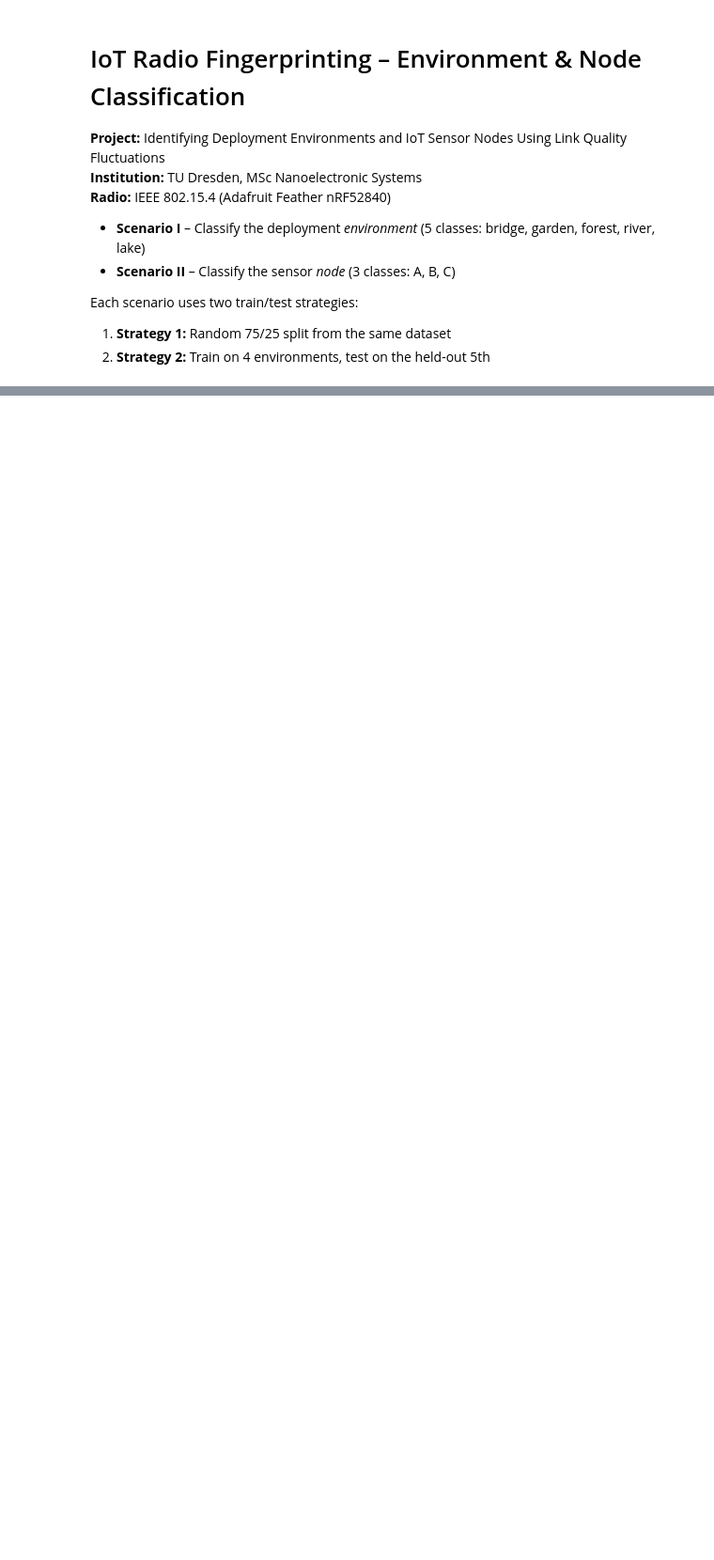
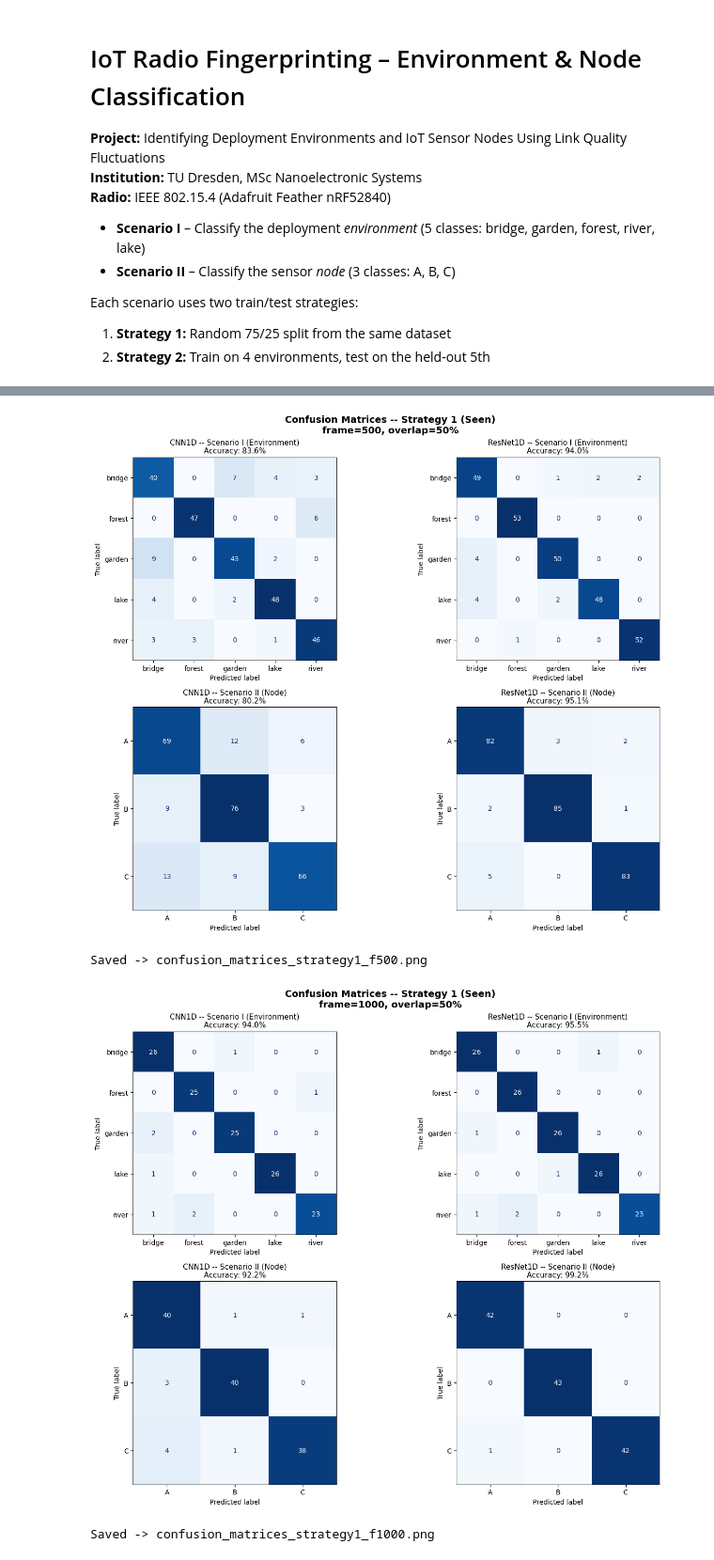
Before and after one commit to chappiethebot/iot_fingerprinting, a Jupyter notebook: iot_fingerprinting.ipynb, the cells around one changed output, grey strips where cells are left out. Shown at 94% size. Saved outputs shown, nothing was run; the diff lists cells and outputs as text; code cells hidden in the pictures; blank space fills up the shorter version.

```diff
--- a/iot_fingerprinting.ipynb
+++ b/iot_fingerprinting.ipynb
@@ -432,25 +542,33 @@ print("Saved -> training_curves.png")
 # %%
-# Cell 9 – Confusion matrices: Strategy 1 (Seen), frame=500, overlap=50%
-
-fig, axes = plt.subplots(2, 2, figsize=(14, 11))
-fig.suptitle("Confusion Matrices -- Strategy 1 (Seen)\n"
-             "frame=500, overlap=50%", fontsize=14, fontweight="bold")
+# Cell 9 – Confusion matrices: Strategy 1 (Seen), BOTH frame sizes
 
 plot_configs = [
     (0, 0, "CNN1D",    "I (Environment)"),
     (0, 1, "ResNet1D", "I (Environment)"),
     (1, 0, "CNN1D",    "II (Node)"),
     (1, 1, "ResNet1D", "II (Node)"),
 ]
 
-for row, col, mname, scn_label in plot_configs:
-    cm, labels, acc = cm_store[(mname, scn_label, "1 (Seen)", 500, 0.5)]
-    ax = axes[row][col]
-    ConfusionMatrixDisplay(cm, display_labels=labels).plot(
-        ax=ax, cmap="Blues", colorbar=False)
-    ax.set_title(f"{mname} -- Scenario {scn_label}\nAccuracy: {acc*100:.1f}%", fontsize=11)
+for fs in [500, 1000]:
+    fig, axes = plt.subplots(2, 2, figsize=(14, 11))
+    fig.suptitle(f"Confusion Matrices -- Strategy 1 (Seen)\n"
+                 f"frame={fs}, overlap=50%", fontsize=14, fontweight="bold")
 
-plt.tight_layout()
-plt.savefig("confusion_matrices_strategy1.png", dpi=150)
-plt.show()
+    for row, col, mname, scn_label in plot_configs:
+        cm, labels, acc = cm_store[(mname, scn_label, "1 (Seen)", fs, 0.5)]
+        ax = axes[row][col]
+        ConfusionMatrixDisplay(cm, display_labels=labels).plot(
+            ax=ax, cmap="Blues", colorbar=False)
+        ax.set_title(f"{mname} -- Scenario {scn_label}\n"
+                     f"Accuracy: {acc*100:.1f}%", fontsize=11)
+
+    plt.tight_layout()
+    plt.savefig(f"confusion_matrices_strategy1_f{fs}.png", dpi=150)
+    plt.show()
+    print(f"Saved -> confusion_matrices_strategy1_f{fs}.png")
+# %% [output]
+[figure, added]
+Saved -> confusion_matrices_strategy1_f500.png
+[figure, added]
+Saved -> confusion_matrices_strategy1_f1000.png
 # %%
```
Also changed, not shown: parts of 13 cells of this notebook, 11 other files.
